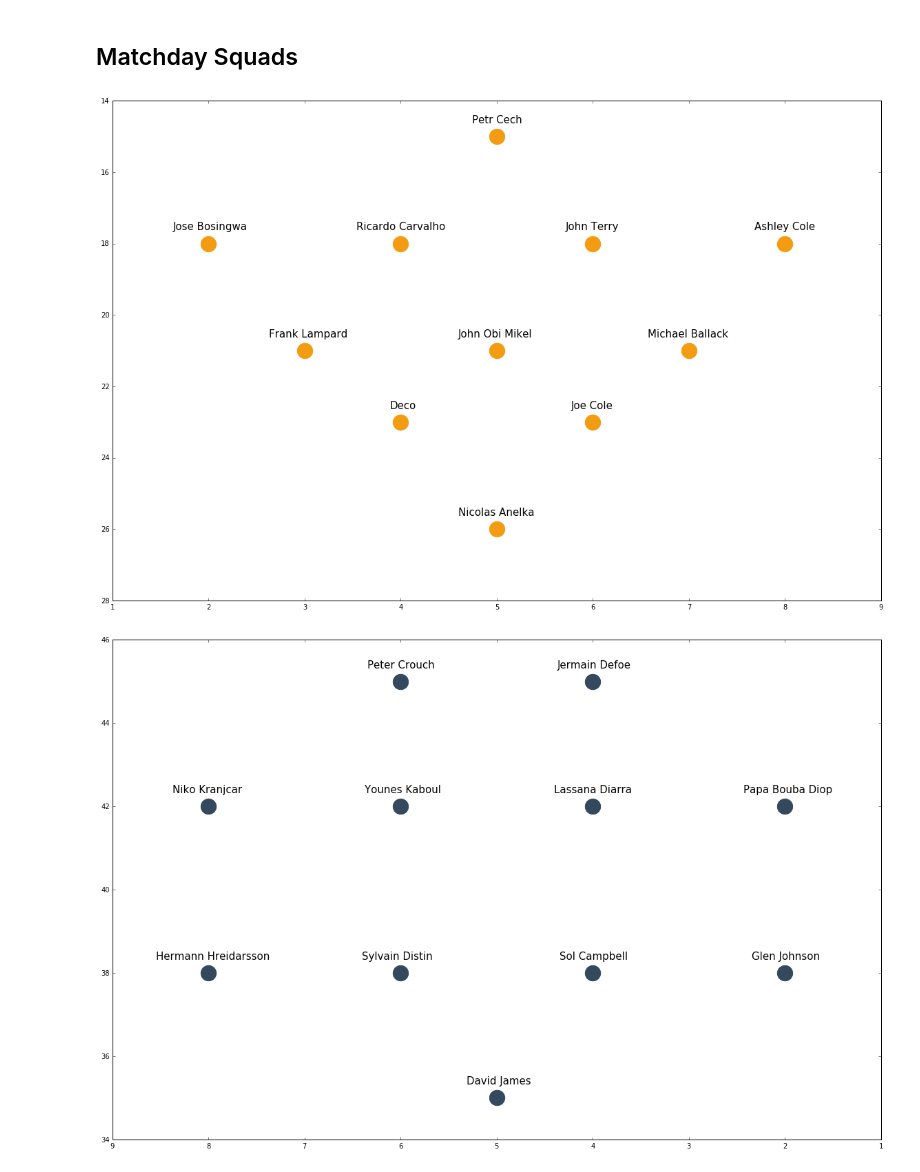
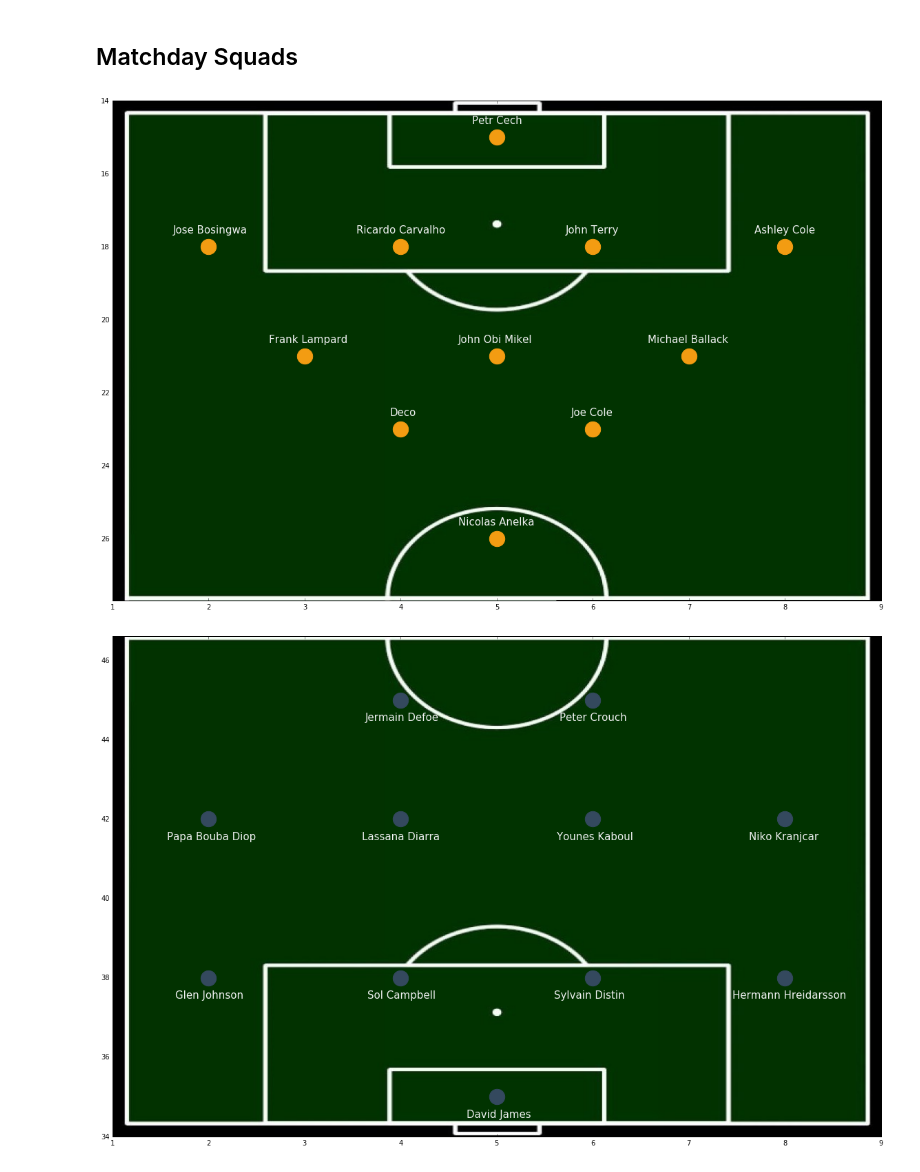
Before and after one commit to aravind-sundaresan/Premier-League-Playground, a Jupyter notebook: squad_visualization.ipynb, the cells around one changed output. Cells and saved outputs as stored; diff of their text form; code cells hidden in the pictures.

Commit message:
Generated squad visualizations

```diff
--- a/squad_visualization.ipynb
+++ b/squad_visualization.ipynb
@@ -117,38 +119,46 @@ for i in range(1,12):
     home_x_coordinates.append(match_df[home_player_x_coordinate].iloc[0])
     home_y_coordinates.append((match_df[home_player_y_coordinate].iloc[0] + 15))
     away_x_coordinates.append(match_df[away_player_x_coordinate].iloc[0])
     away_y_coordinates.append((match_df[away_player_y_coordinate].iloc[0] + 35))
 
     #Obtain the players' names
     query = "SELECT player_name FROM Player where player_api_id = " + str(match_df['home_player_%d' % i].iloc[0]) +";"
     home_players.append(pd.read_sql(query, conn).iloc[0]['player_name'])
     query = "SELECT player_name FROM Player where player_api_id = " + str(match_df['away_player_%d' % i].iloc[0]) +";"
     away_players.append(pd.read_sql(query, conn).iloc[0]['player_name'])
 
 #Home team in Yellow
 plt.figure(figsize=(20,13))
-plt.gca().invert_yaxis() # Invert y axis to start with the goalkeeper at the top
 for label, x, y in zip(home_players, home_x_coordinates, home_y_coordinates):
     plt.annotate(
         label,
         xy = (x, y), xytext = (len(label)*-4, 20),
         textcoords = 'offset points',
-        fontsize= 15
+        fontsize= 15,
+        color = '#F2F3F4'
     )
-plt.scatter(home_x_coordinates, home_y_coordinates, s = 500, color = '#F39C12')
+#Background field image
+img = imread('pitch1.jpg')
+plt.scatter(home_x_coordinates, home_y_coordinates, s = 500, color = '#F39C12', zorder = 2)
+plt.imshow(scipy.ndimage.rotate(img, 270), zorder = 1, extent=[min(home_x_coordinates)-1,max(home_x_coordinates)+1,min(home_y_coordinates)-1,max(home_y_coordinates)+1.7], aspect = 'auto')
+plt.gca().invert_yaxis() # Invert y axis to start with the goalkeeper at the top
+
 
 #Away team in Black
 plt.figure(figsize=(20, 13))
 plt.gca().invert_xaxis() # Invert x axis to have right wingers on the right
 for label, x, y in zip(away_players, away_x_coordinates, away_y_coordinates):
     plt.annotate(
         label,
-        xy = (x, y), xytext = (len(label)*-4, 20),
+        xy = (x, y), xytext = (len(label)*-4, -30),
         textcoords = 'offset points',
-        fontsize= 15
+        fontsize= 15,
+        color = '#F2F3F4'
     )
-plt.scatter(away_x_coordinates, away_y_coordinates, s = 500, color = '#34495E')
+img = imread('pitch1.jpg')
+plt.scatter(away_x_coordinates, away_y_coordinates, s = 500, color = '#34495E', zorder = 2)
+plt.imshow(scipy.ndimage.rotate(img, -90), zorder = 1, extent=[min(away_x_coordinates)-1,max(away_x_coordinates)+1,min(away_y_coordinates)-1,max(away_y_coordinates)+1.6], aspect = 'auto')
 plt.show()
 # %% [output]
-[figure, old version]
+[figure, new version]
-[figure, old version]
+[figure, new version]
```
Also changed, not shown: parts of 1 cell of this notebook.
